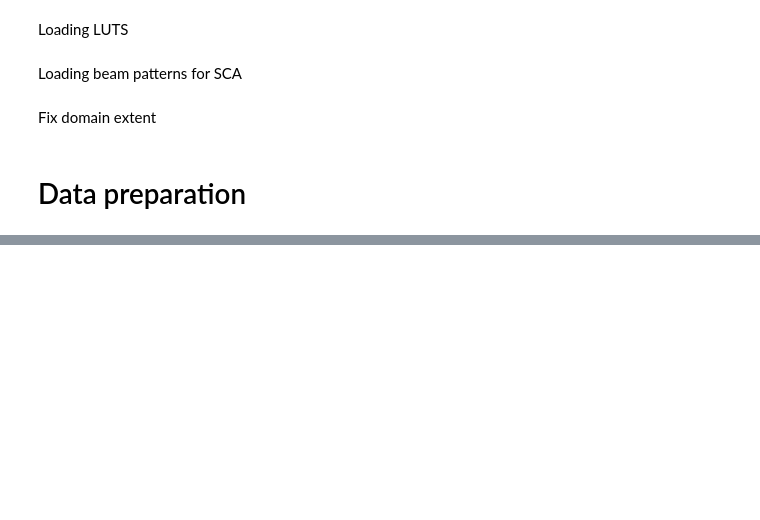
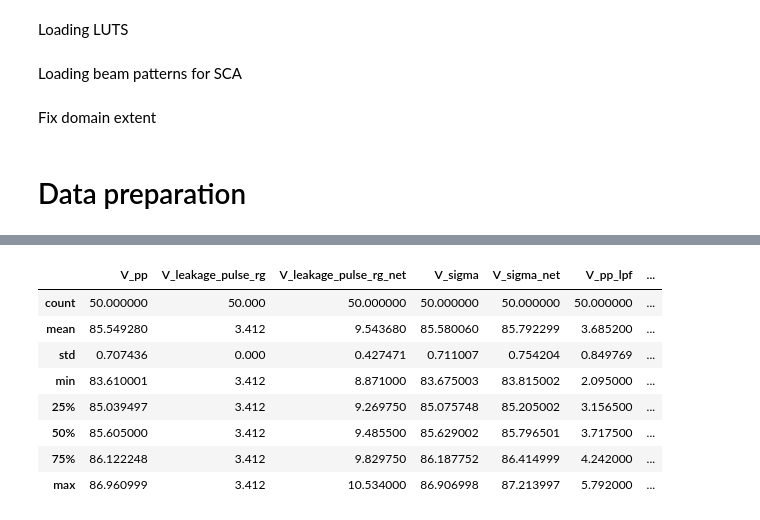
Before and after one commit to owenodriscoll/SCA-module, a Jupyter notebook: notebooks/SCA_uncertainty___monte_carlo_California.ipynb, the cells around one changed output, grey strips where cells are left out. Drawn from its saved outputs; the diff is of its cells as text; code cells hidden in the pictures; blank space fills up the shorter version.

```diff
--- a/notebooks/SCA_uncertainty___monte_carlo_California.ipynb
+++ b/notebooks/SCA_uncertainty___monte_carlo_California.ipynb
@@ -291,0 +306,14 @@ pd.DataFrame(data, columns=columns).describe()
+# %%
+columns = ["V_pp", "V_leakage_pulse_rg", "V_leakage_pulse_rg_net", "V_sigma", "V_sigma_net", "V_pp_lpf", "V_leakage_pulse_rg_lpf", "V_leakage_pulse_rg_net_lpf", "V_sigma_lpf", "V_sigma_net_lpf", "wave_dop_residual_velocity_noisy", "L1+L2 (leakage uncorrected)", "L1+L2 (leakage corrected)"]
+data = np.array(vars_2_save).squeeze()
+pd.DataFrame(data, columns=columns).describe()
+# %% [output]
+|  | V_pp | V_leakage_pulse_rg | V_leakage_pulse_rg_net | V_sigma | V_sigma_net | V_pp_lpf | ... |
+| count | 50.000000 | 50.000 | 50.000000 | 50.000000 | 50.000000 | 50.000000 | ... |
+| mean | 85.549280 | 3.412 | 9.543680 | 85.580060 | 85.792299 | 3.685200 | ... |
+| std | 0.707436 | 0.000 | 0.427471 | 0.711007 | 0.754204 | 0.849769 | ... |
+| min | 83.610001 | 3.412 | 8.871000 | 83.675003 | 83.815002 | 2.095000 | ... |
+| 25% | 85.039497 | 3.412 | 9.269750 | 85.075748 | 85.205002 | 3.156500 | ... |
+| 50% | 85.605000 | 3.412 | 9.485500 | 85.629002 | 85.796501 | 3.717500 | ... |
+| 75% | 86.122248 | 3.412 | 9.829750 | 86.187752 | 86.414999 | 4.242000 | ... |
+| max | 86.960999 | 3.412 | 10.534000 | 86.906998 | 87.213997 | 5.792000 | ... |
```
Also changed, not shown: parts of 5 cells of this notebook, 3 other files.
